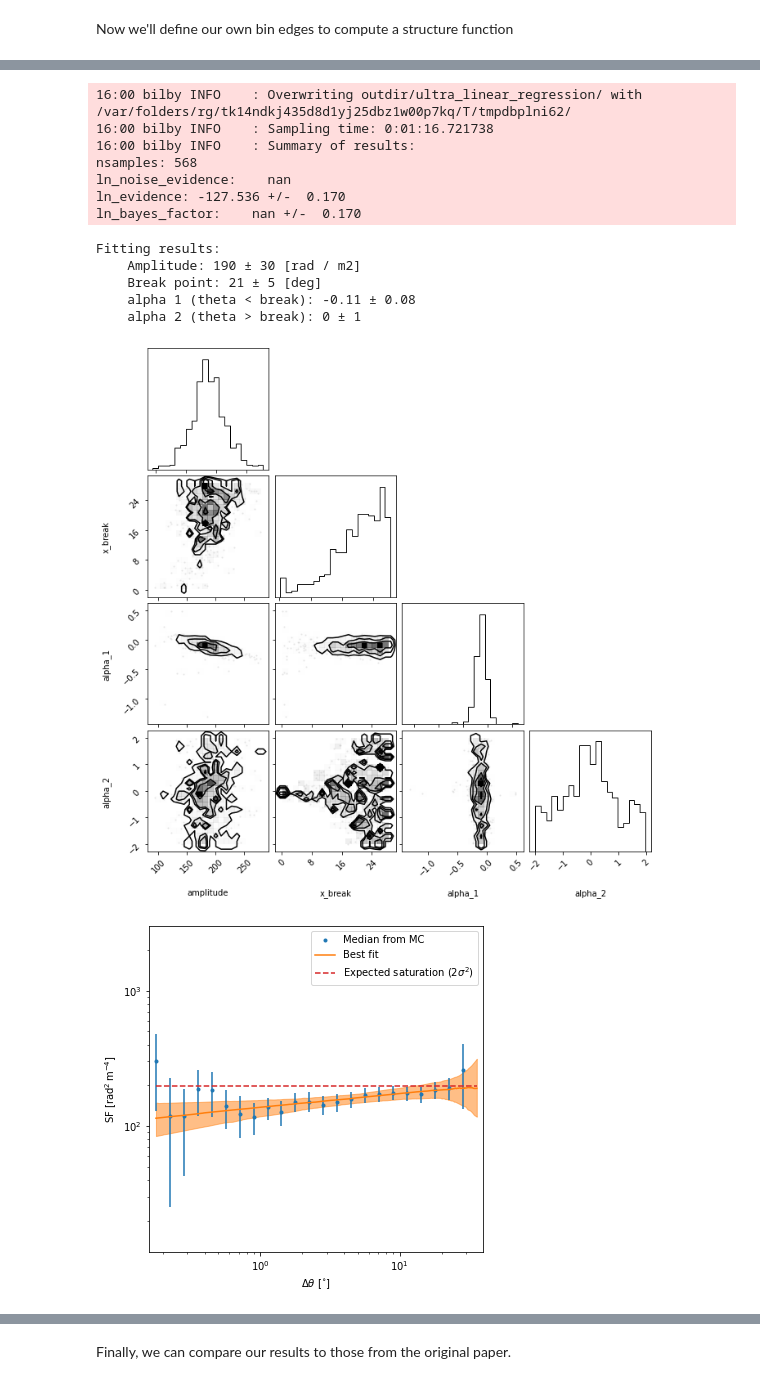
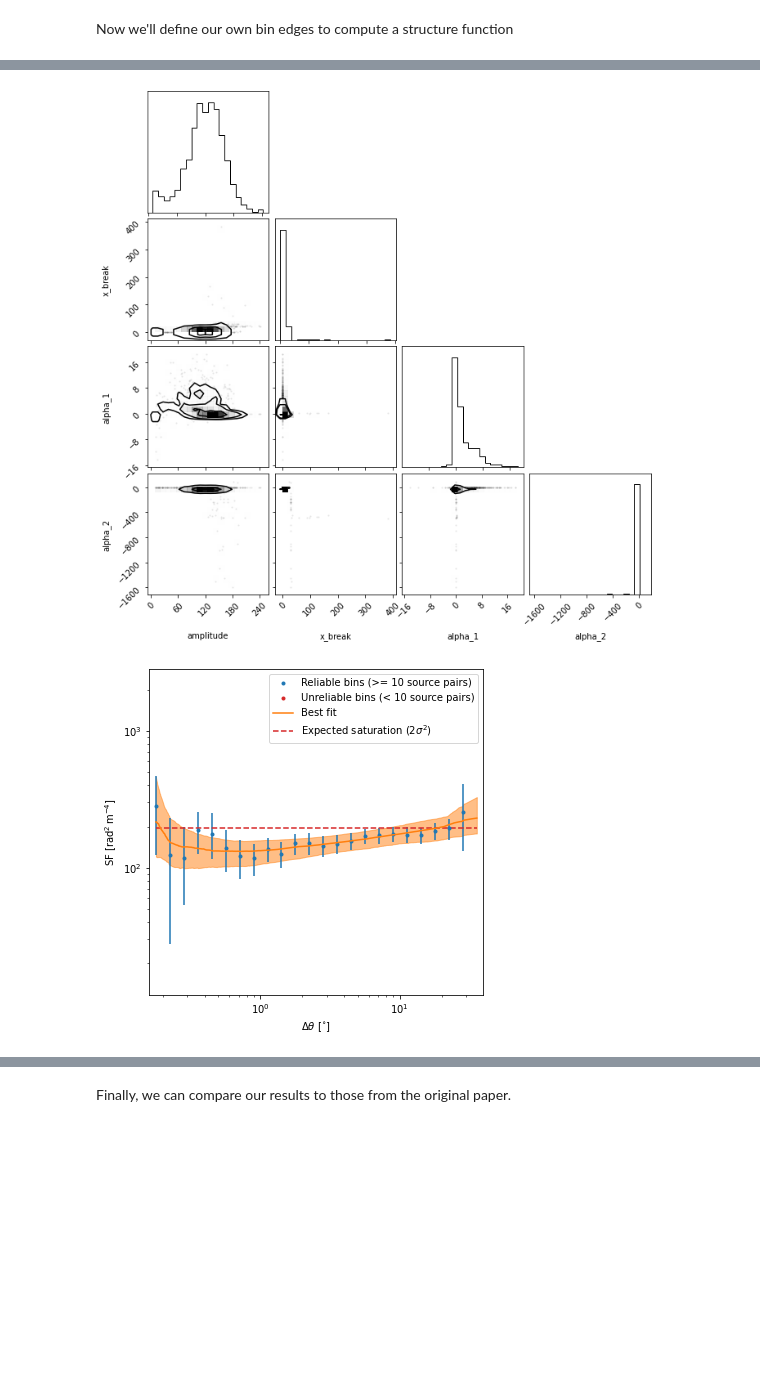
Before and after one commit to AlecThomson/structurefunction, a Jupyter notebook: example/example.ipynb, the cells around one changed output, grey strips where cells are left out. Cells and saved outputs as stored; diff of their text form; code cells hidden in the pictures; blank space fills up the shorter version.

Commit message:
New plots

```diff
--- a/example/example.ipynb
+++ b/example/example.ipynb
@@ -136,14 +134,14 @@ import multiprocessing as mp
 # %%
 cbins, medians, err, count, result = structure_function(
-    mao_rm_tab['RM'][mao_rm_tab['included']],
-    mao_rm_tab['e_RM'][mao_rm_tab['included']],
+    np.array(mao_rm_tab['RM'][mao_rm_tab['included']]) * u.rad / u.m**2,
+    np.array(mao_rm_tab['e_RM'][mao_rm_tab['included']]) * u.rad / u.m**2,
     mao_rm_tab['coordinates'][mao_rm_tab['included']],
     1000,
     bins,
     show_plots=True,
     verbose=True,
-    fit=True,
-    nlive=200,
+    fit='bilby',
+    nlive=400,
     sampler='ultranest',
 )
 # %% [output]
@@ -177,15 +162,3 @@ niter: 2793
-16:00 bilby INFO    : Overwriting outdir/ultra_linear_regression/ with /var/folders/rg/tk14ndkj435d8d1yj25dbz1w00p7kq/T/tmpdbplni62/
-16:00 bilby INFO    : Sampling time: 0:01:16.721738
-16:00 bilby INFO    : Summary of results:
-nsamples: 568
-ln_noise_evidence:    nan
-ln_evidence: -127.536 +/-  0.170
-ln_bayes_factor:    nan +/-  0.170
-Fitting results:
-    Amplitude: 190 ± 30 [rad / m2]
-    Break point: 21 ± 5 [deg]
-    alpha 1 (theta < break): -0.11 ± 0.08
-    alpha 2 (theta > break): 0 ± 1
-[figure, old version]
+[figure, new version]
-[figure, old version]
+[figure, new version]
 [figure]
```
Also changed, not shown: parts of 5 cells of this notebook.
